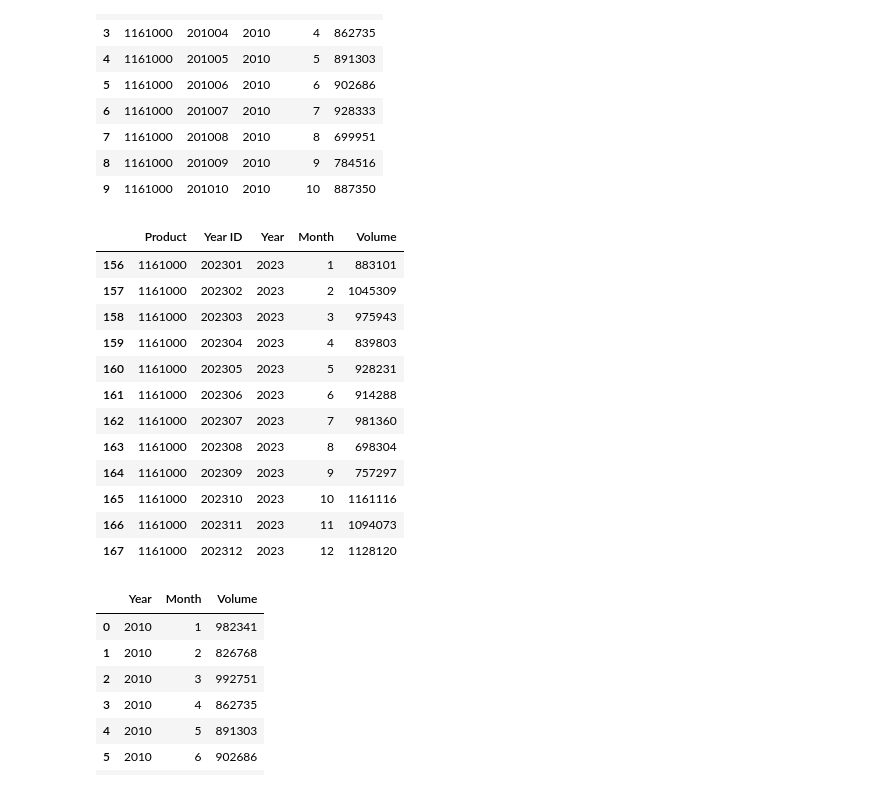
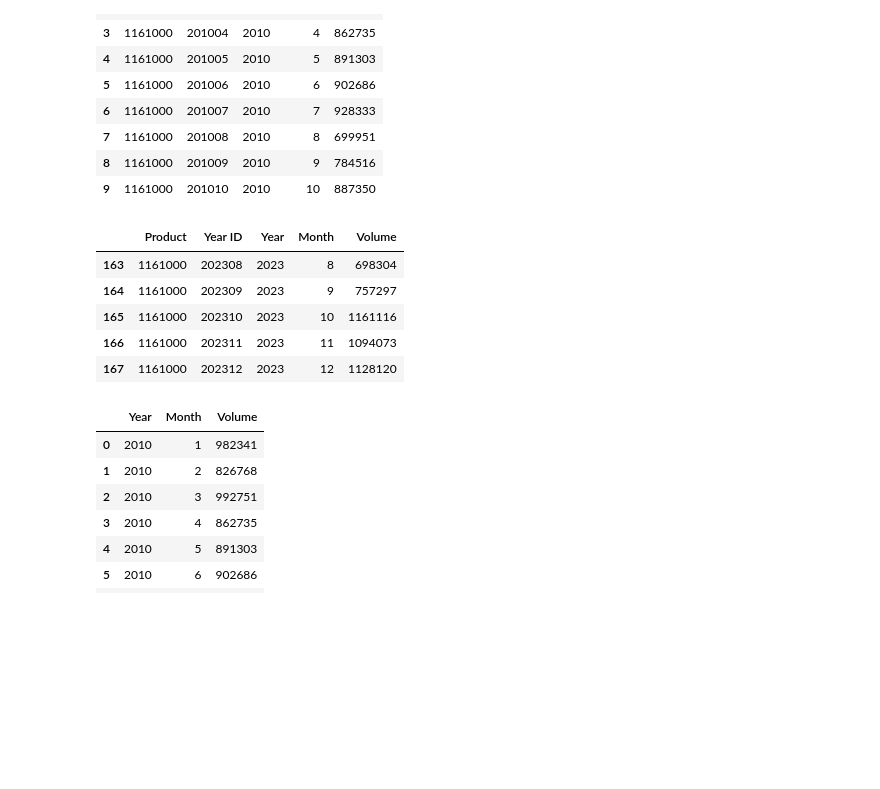
Before and after one commit to w1947567/Demand-forecasting, a Jupyter notebook: LSTM_demand_forecasting.ipynb, the cells around one changed output. Cells and saved outputs as stored; diff of their text form; code cells hidden in the pictures; blank space fills up the shorter version.

```diff
--- a/LSTM_demand_forecasting.ipynb
+++ b/LSTM_demand_forecasting.ipynb
@@ -31,16 +31,9 @@ data.head(10)
 | 8 | 1161000 | 201009 | 2010 | 9 | 784516 |
 | 9 | 1161000 | 201010 | 2010 | 10 | 887350 |
 # %%
-data.tail(12)
+data.tail(5)
 # %% [output]
 |  | Product | Year ID | Year | Month | Volume |
-| 156 | 1161000 | 202301 | 2023 | 1 | 883101 |
-| 157 | 1161000 | 202302 | 2023 | 2 | 1045309 |
-| 158 | 1161000 | 202303 | 2023 | 3 | 975943 |
-| 159 | 1161000 | 202304 | 2023 | 4 | 839803 |
-| 160 | 1161000 | 202305 | 2023 | 5 | 928231 |
-| 161 | 1161000 | 202306 | 2023 | 6 | 914288 |
-| 162 | 1161000 | 202307 | 2023 | 7 | 981360 |
 | 163 | 1161000 | 202308 | 2023 | 8 | 698304 |
 | 164 | 1161000 | 202309 | 2023 | 9 | 757297 |
 | 165 | 1161000 | 202310 | 2023 | 10 | 1161116 |
```
Also changed, not shown: parts of 22 cells of this notebook.
